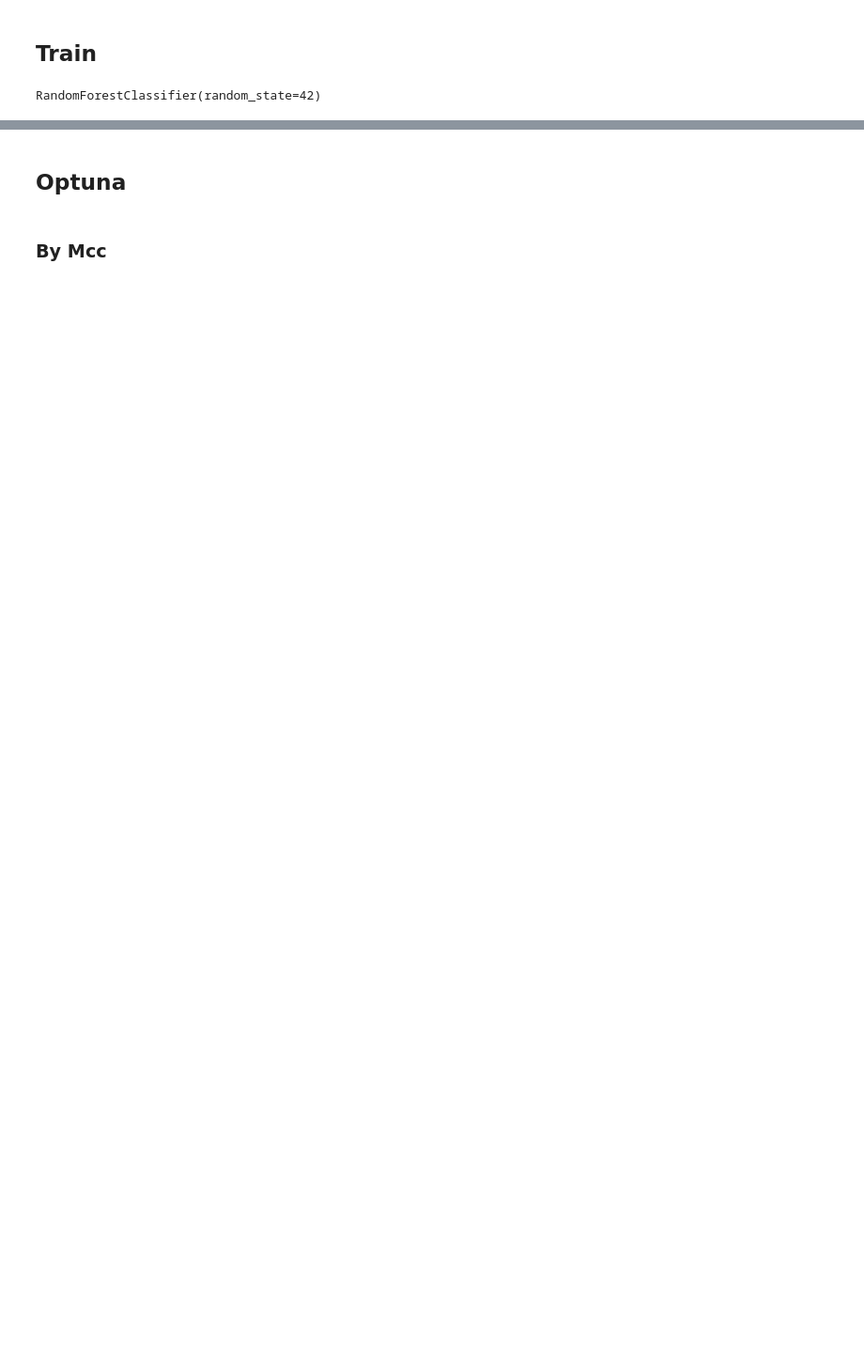
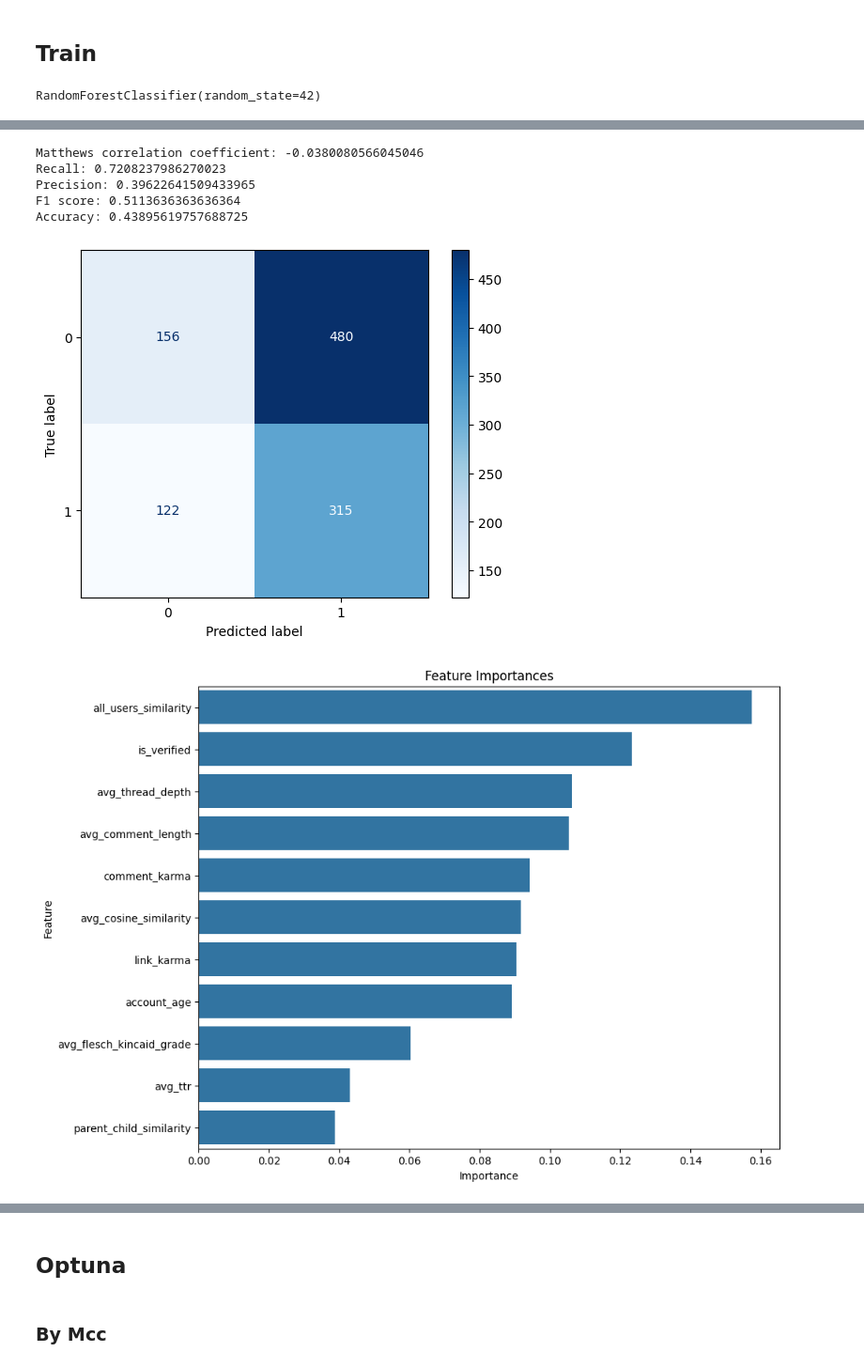
Before and after one commit to Dawir7/Bot-publication-analysis-in-social-media, a Jupyter notebook: analysis/Hyperparameter_tuning.ipynb, the cells around one changed output, grey strips where cells are left out. Shown at 94% size. Drawn from its saved outputs; the diff is of its cells as text; code cells hidden in the pictures; blank space fills up the shorter version.

```diff
--- a/analysis/Hyperparameter_tuning.ipynb
+++ b/analysis/Hyperparameter_tuning.ipynb
@@ -277,0 +300,30 @@ Accuracy: 0.525375939849624
+# %%
+def train_model_without_columns(X_train, y_train, X_test, y_test, columns_to_drop=None):
+    if columns_to_drop:
+        X_train = X_train.drop(columns=columns_to_drop)
+        X_test = X_test.drop(columns=columns_to_drop)
+
+    rfc = RandomForestClassifier(n_estimators=100, random_state=42)
+    rfc.fit(X_train, y_train)
+
+    predictions = rfc.predict(X_test)
+
+    print_metrics(y_test, predictions)
+
+    plot_feature_importances(rfc, X_train)
+
+    return rfc
+
+
+def plot_feature_importances(rfc, X_train):
+    feature_importances = rfc.feature_importances_
+    features = X_train.columns
+
+    importance_df = pd.DataFrame({'Feature': features, 'Importance': feature_importances})
+    importance_df = importance_df.sort_values(by='Importance', ascending=False)
+
+    # Plot feature importances
+    plt.figure(figsize=(10, 8))
+    sns.barplot(x='Importance', y='Feature', data=importance_df)
+    plt.title('Feature Importances')
+    plt.show()
@@ -277,0 +338,23 @@ Accuracy: 0.525375939849624
+# %%
+columns_to_drop = [
+    "min_comment_length",
+    "max_comment_length",
+    "ngram_overlap",
+    "comment_post_ratio",
+]
+
+rfc = train_model_without_columns(
+    X_train_df,
+    y_train_preprocessed_np,
+    X_test_df,
+    y_test_preprocessed,
+    columns_to_drop,
+)
+# %% [output]
+Matthews correlation coefficient: -0.0380080566045046
+Recall: 0.7208237986270023
+Precision: 0.39622641509433965
+F1 score: 0.5113636363636364
+Accuracy: 0.43895619757688725
+[figure, added]
+[figure, added]
```
Also changed, not shown: parts of 22 cells of this notebook, 12 other files.
